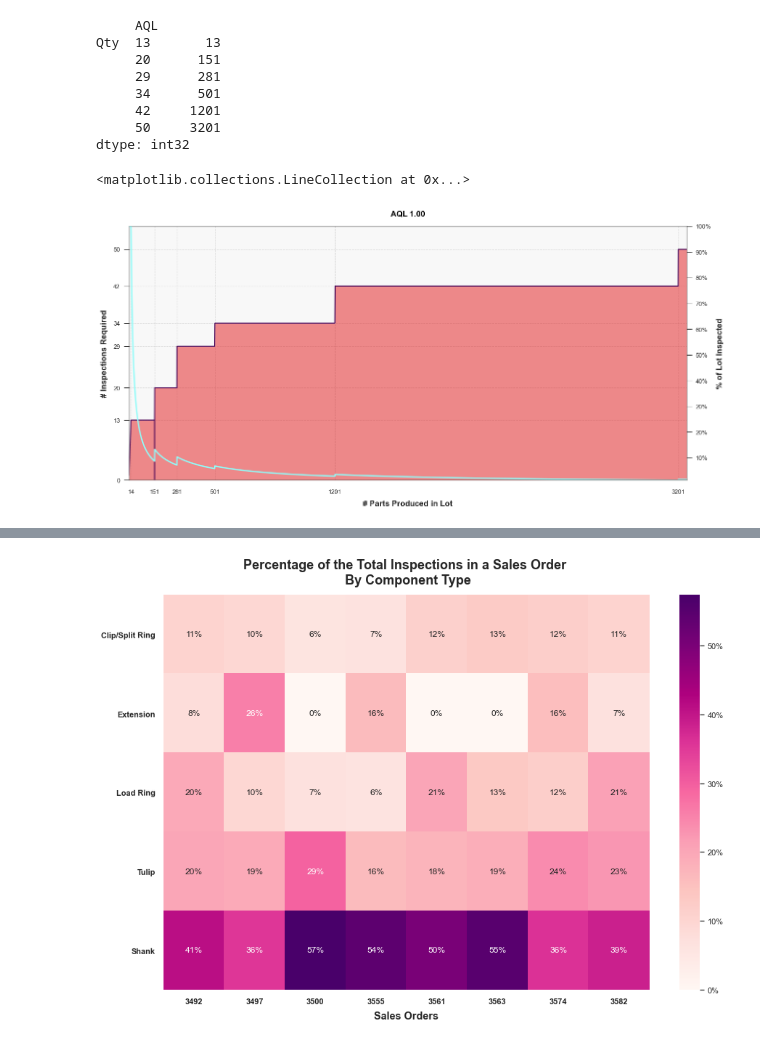
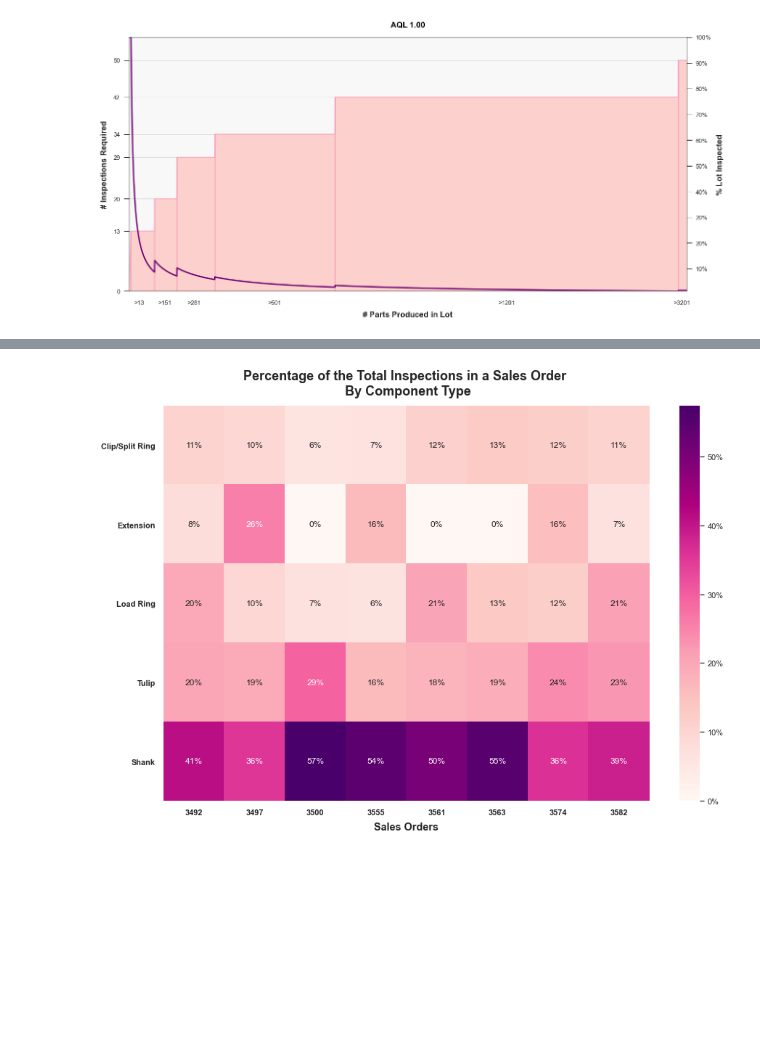
Before and after one commit to tall-geese/AQL-order-breakdown, a Jupyter notebook: notebooks/Analysis of Modular Components Impact on AQL.ipynb, the cells around one changed output, grey strips where cells are left out. Saved outputs shown, nothing was run; the diff lists cells and outputs as text; code cells hidden in the pictures; blank space fills up the shorter version.

```diff
--- a/notebooks/Analysis of Modular Components Impact on AQL.ipynb
+++ b/notebooks/Analysis of Modular Components Impact on AQL.ipynb
@@ -25,84 +26,49 @@ def get_inspections(x):
             x['AQL'] = switcher[key]
     return x
 
-
 a = np.arange(1,3251)
 b = np.zeros(3250, dtype=np.int)
 aql_frame = pd.DataFrame({'Qty': pd.Series(a),
                         'AQL': pd.Series(b)})
 aql_frame = aql_frame.apply(get_inspections, axis=1)
 aql_frame['%'] = aql_frame['AQL'] / aql_frame['Qty']
+
+# Grab a subset for creating vertical lines
 aql_frame_gb = aql_frame
-aql_frame_gb['Count'] = 1
 aql_frame_gb = aql_frame_gb.groupby('AQL').agg({'Qty':np.min})
-print(aql_frame_gb[-6:].unstack())
+vlines = aql_frame_gb[-6:].to_dict()['Qty']
 
-# # Plot 3rd attempt
-# fig = plt.figure(figsize=(7,5), dpi=100)
-# ax = fig.add_axes([0,0,1,1])
-# ax.bar(aql_frame['Qty'], height=aql_frame['AQL'], color='#219ebc', edgecolor='#219ebc')
-# ax.set_xmargin(0)
-
-# Plot 2nd Attempt
-# fig = plt.figure(figsize=(7,5), dpi=100)
-# ax = fig.add_axes([0,0,1,1])
-# a = (np.arange(1,13) * 0.1).tolist()
-# a.extend([2.0,2.5,3.0,3.5,4.0,5.0])
-# a = [2.0,2.5,3.0,3.5,4.0,5.0]
-# height = aql_frame_gb.index.to_numpy(dtype=np.single)[-6:]
-# width = aql_frame_gb['Count'][-6:] * .001
-
-
-# ax.bar(a,height=height, width=width, color='#219ebc')
-# ax2 = fig.add_axes([0,0,1,1])
-# ax2.plot([2,3,4,5,6,6], [2,3,4,5,6,7], c='#480355')
-# ax2.patch.set_alpha(0.5)
-# ax2.yaxis.set_label_position('left')
-# ax.yaxis.tick_left()
-# ax.yaxis.set_label_position('right')
-# ax.yaxis.tick_right()
-
-
-# Original, untampered code
+# Get Colors Formatting colors
+col = mpl.cm.get_cmap('RdPu')
+# Plotting
 fig,ax = plt.subplots(figsize=(15,7), dpi=100)
-ax.plot(aql_frame['Qty'], aql_frame['AQL'], c='#480355')
-ax.fill_between(x=aql_frame['Qty'],y1=0, y2=aql_frame['AQL'], alpha=0.5,cmap='crest')   # color='#9448bc')
+ax.plot(aql_frame['Qty'], aql_frame['AQL'], c='#fa7fb0', alpha=0.5)
+ax.fill_between(x=aql_frame['Qty'],y1=0, y2=aql_frame['AQL'],color=mpl.colors.to_hex(col(0.2)))   # color='#9448bc')
 ax2 = ax.twinx()
-ax2.plot(aql_frame['Qty'], aql_frame['%'], c='#90fcf9', lw=2.0)
+ax2.plot(aql_frame['Qty'], aql_frame['%'], c=mpl.colors.to_hex(col(0.9)), lw=2.0)
+for ymax in vlines:
+    ax.vlines(x=vlines[ymax], ymin=0, ymax=ymax, ls='solid', color='#fa7fb0', alpha=0.5)
 
 # Decorators
 plt.title('AQL 1.00', fontdict={'fontweight':'bold'})
 ax.set_ylabel('# Inspections Required', fontdict={'fontweight':'bold'})
 ax.set_xlabel('# Parts Produced in Lot',  fontdict={'fontweight':'bold'})
-ax2.set_ylabel('% of Lot Inspected', fontdict={'fontweight':'bold'})
+ax2.set_ylabel('% Lot Inspected', fontdict={'fontweight':'bold'})
 ax.xaxis.set_minor_locator(plt.NullLocator())
 ax.yaxis.set_minor_locator(plt.NullLocator())
 ax2.set_yticks([0,.1,.2,.3,.4,.5,.6,.7,.8,.9,1.0])
 ax2.set_yticklabels(['0%','10%','20%','20%','40%','50%','60%','70%','80%','90%','100%'])
 
-# ax2.yaxis.set_major_locator(plt.LinearLocator(4))
-# ax2.yaxis.set_major_formatter(plt.FormatStrFormatter('%0.2f'))
-ax.set_xticks([14,151,281,501,1201,3201])
+ax.set_xticks([60,210,380,850,2200,3220])
+ax.set_xticklabels(['>13','>151','>281','>501','>1201','>3201'])
 ax.set_yticks([0,13,20,29,34,42,50])
 ax.set_xmargin(0)
 ax.set_ymargin(0)
 ax2.set_ymargin(0)
 ax.set_ylim(ymin=0, ymax=55)
-ax.grid(b=True, alpha=0.1, linestyle='--', markersize='5.0')
-# ax2.grid(b=False, alpha=0.1, linestyle='--', markersize='5.0')
+ax.grid(b=True, alpha=0.1, linestyle='-', markersize='5.0')
+ax.grid(b=False, axis='x')
 ax2.grid(b=False)
-
-# TODO: simpler to create the illusion of a bar graph and draw multiple vertical lines as points of interest
-ax.vlines(x=150, ymin=0, ymax=13, ls='solid', color='#480355')
 # %% [output]
-     AQL
-Qty  13       13
-     20      151
-     29      281
-     34      501
-     42     1201
-     50     3201
-dtype: int32
-<matplotlib.collections.LineCollection at 0x...>
-[figure, old version]
+[figure, new version]
 # %%
```
Also changed, not shown: parts of 3 cells of this notebook.
